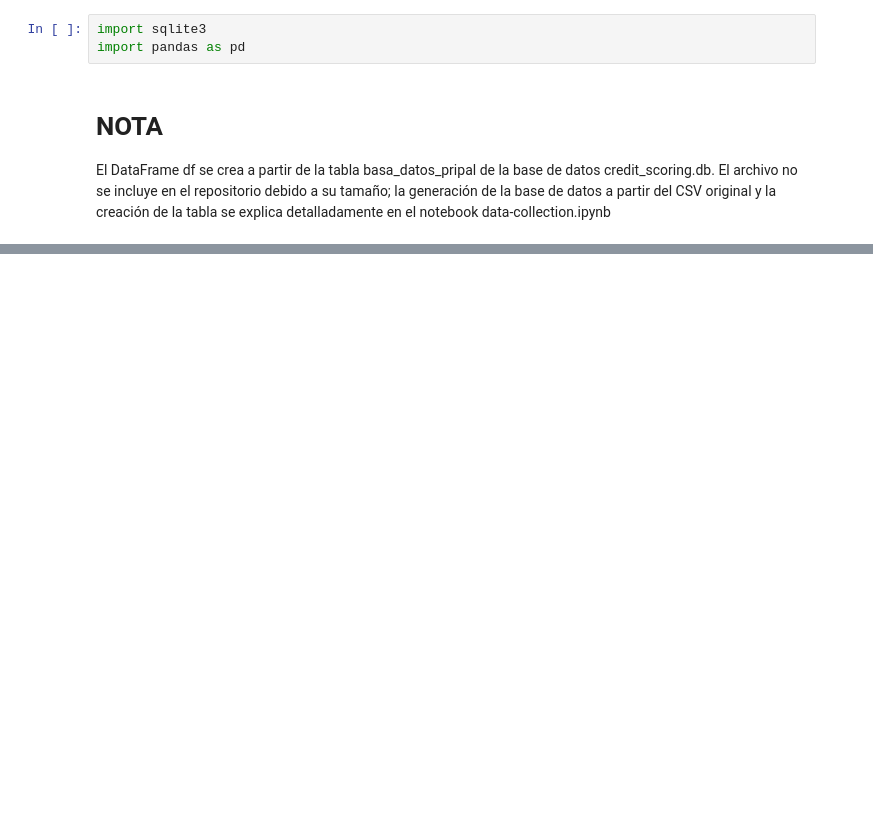
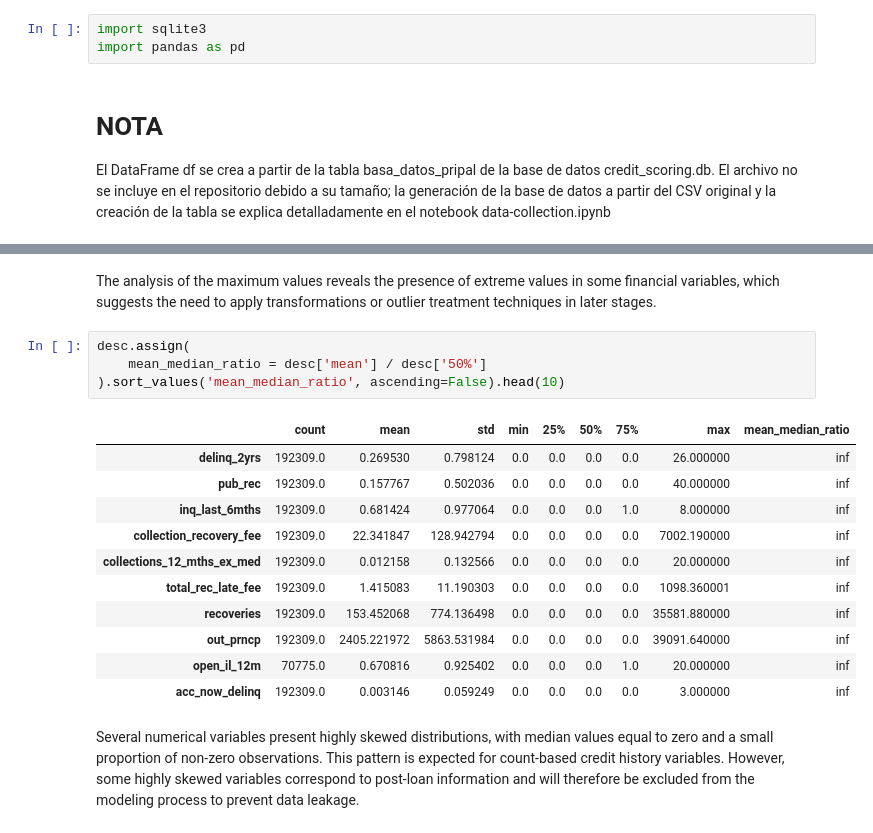
Before and after one commit to 4GeeksAcademy/final_project_creditscoring, a Jupyter notebook: notebooks/EDA.ipynb, the cells around one changed output, grey strips where cells are left out. Drawn from its saved outputs; the diff is of its cells as text; blank space fills up the shorter version.

```diff
--- a/notebooks/EDA.ipynb
+++ b/notebooks/EDA.ipynb
@@ -33,0 +311,20 @@ print(df.tail())
+# %% [markdown]
+The analysis of the maximum values reveals the presence of extreme values in some financial variables, which suggests the need to apply transformations or outlier treatment techniques in later stages.
+# %%
+desc.assign(
+    mean_median_ratio = desc['mean'] / desc['50%']
+).sort_values('mean_median_ratio', ascending=False).head(10)
+# %% [output]
+|  | count | mean | std | min | 25% | 50% | 75% | max | mean_median_ratio |
+| delinq_2yrs | 192309.0 | 0.269530 | 0.798124 | 0.0 | 0.0 | 0.0 | 0.0 | 26.000000 | inf |
+| pub_rec | 192309.0 | 0.157767 | 0.502036 | 0.0 | 0.0 | 0.0 | 0.0 | 40.000000 | inf |
+| inq_last_6mths | 192309.0 | 0.681424 | 0.977064 | 0.0 | 0.0 | 0.0 | 1.0 | 8.000000 | inf |
+| collection_recovery_fee | 192309.0 | 22.341847 | 128.942794 | 0.0 | 0.0 | 0.0 | 0.0 | 7002.190000 | inf |
+| collections_12_mths_ex_med | 192309.0 | 0.012158 | 0.132566 | 0.0 | 0.0 | 0.0 | 0.0 | 20.000000 | inf |
+| total_rec_late_fee | 192309.0 | 1.415083 | 11.190303 | 0.0 | 0.0 | 0.0 | 0.0 | 1098.360001 | inf |
+| recoveries | 192309.0 | 153.452068 | 774.136498 | 0.0 | 0.0 | 0.0 | 0.0 | 35581.880000 | inf |
+| out_prncp | 192309.0 | 2405.221972 | 5863.531984 | 0.0 | 0.0 | 0.0 | 0.0 | 39091.640000 | inf |
+| open_il_12m | 70775.0 | 0.670816 | 0.925402 | 0.0 | 0.0 | 0.0 | 1.0 | 20.000000 | inf |
+| acc_now_delinq | 192309.0 | 0.003146 | 0.059249 | 0.0 | 0.0 | 0.0 | 0.0 | 3.000000 | inf |
+# %% [markdown]
+Several numerical variables present highly skewed distributions, with median values equal to zero and a small proportion of non-zero observations. This pattern is expected for count-based credit history variables. However, some highly skewed variables correspond to post-loan information and will therefore be excluded from the modeling process to prevent data leakage.
```
Also changed, not shown: parts of 30 cells of this notebook.
